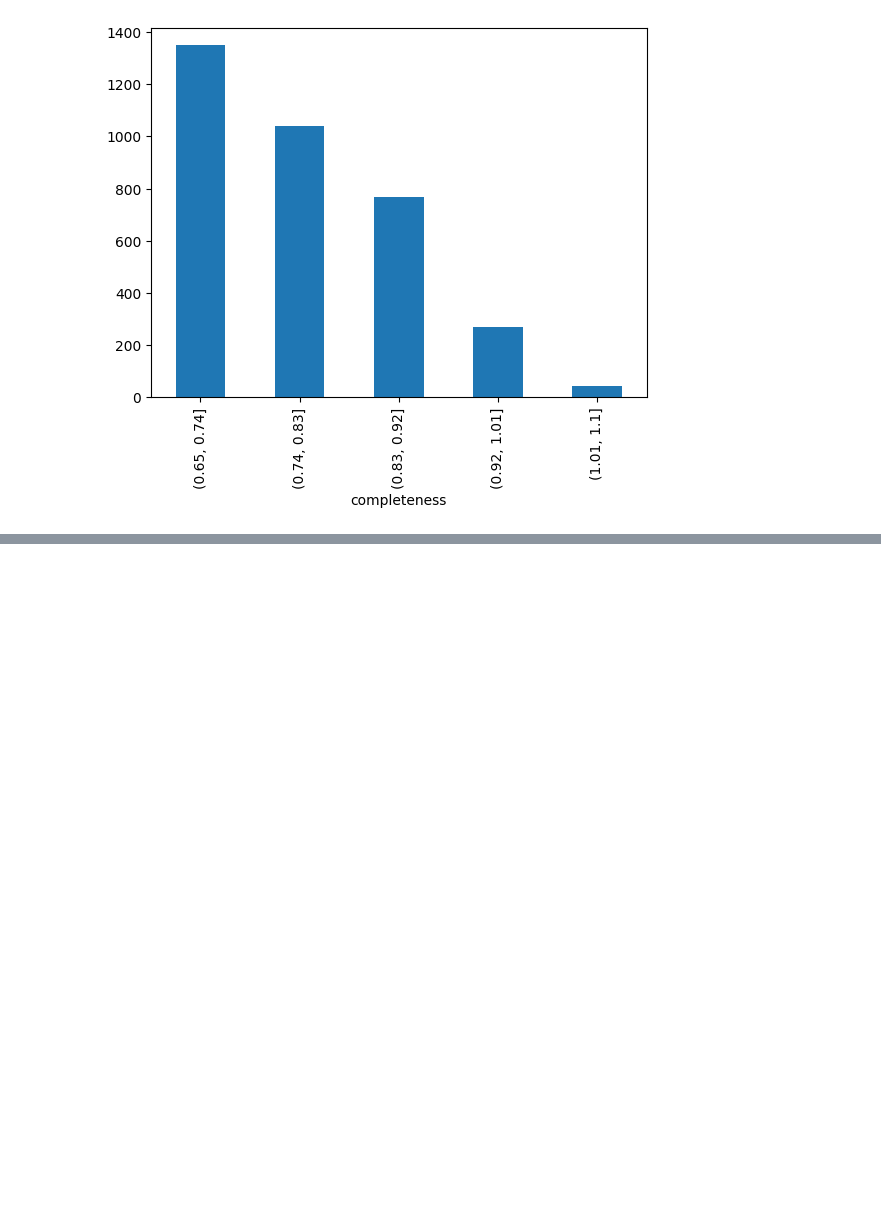
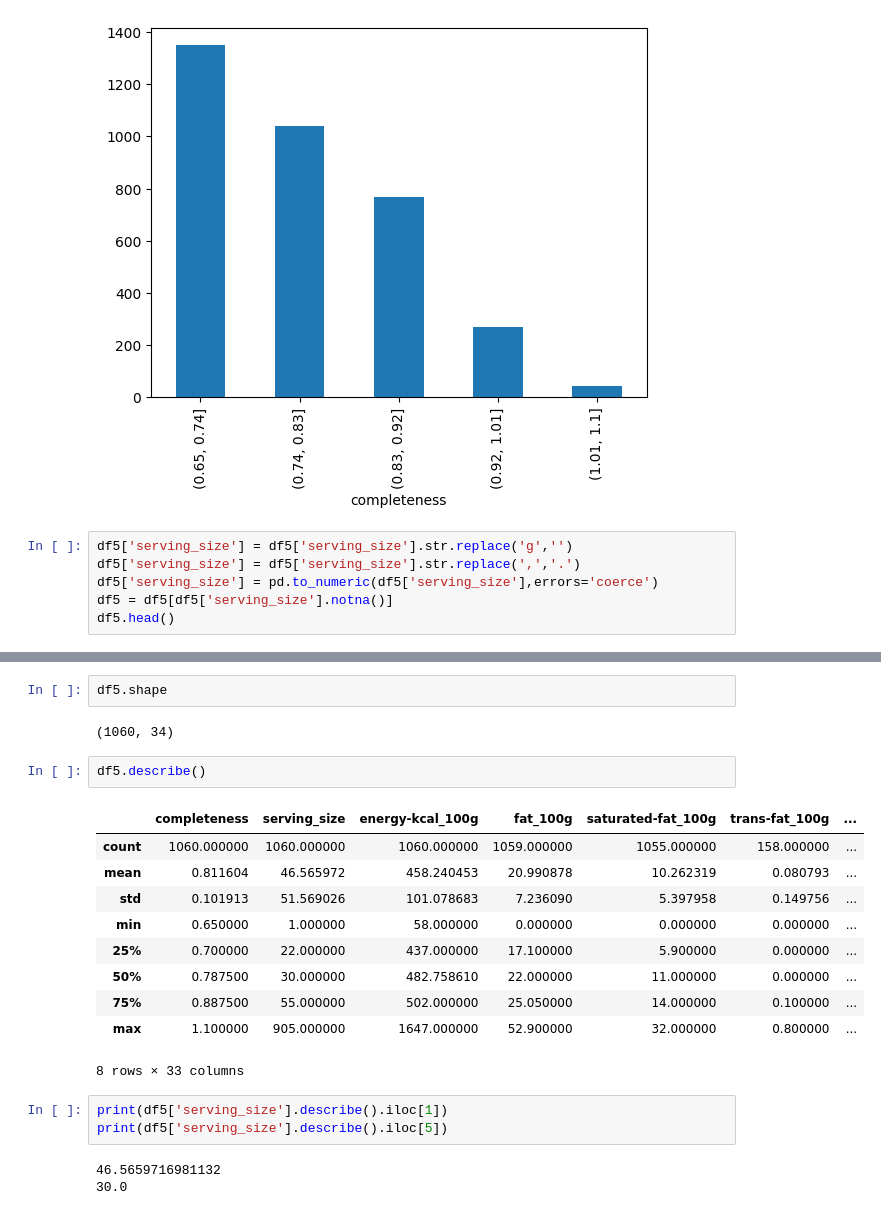
Before and after one commit to hodge-py/mcis6273-f24-datamining, a Jupyter notebook: homework/hw1/hw1.ipynb, the cells around one changed output, grey strips where cells are left out. Cells and saved outputs as stored; diff of their text form; blank space fills up the shorter version.

```diff
--- a/homework/hw1/hw1.ipynb
+++ b/homework/hw1/hw1.ipynb
@@ -75,3 +75,9 @@ bins.value_counts().plot.bar()
 # %% [output]
 <Axes: xlabel='completeness'>
 [figure]
+# %%
+df5['serving_size'] = df5['serving_size'].str.replace('g','')
+df5['serving_size'] = df5['serving_size'].str.replace(',','.')
+df5['serving_size'] = pd.to_numeric(df5['serving_size'],errors='coerce')
+df5 = df5[df5['serving_size'].notna()]
+df5.head()
@@ -77,0 +107,23 @@ bins.value_counts().plot.bar()
+# %%
+df5.shape
+# %% [output]
+(1060, 34)
+# %%
+df5.describe()
+# %% [output]
+|  | completeness | serving_size | energy-kcal_100g | fat_100g | saturated-fat_100g | trans-fat_100g | ... |
+| count | 1060.000000 | 1060.000000 | 1060.000000 | 1059.000000 | 1055.000000 | 158.000000 | ... |
+| mean | 0.811604 | 46.565972 | 458.240453 | 20.990878 | 10.262319 | 0.080793 | ... |
+| std | 0.101913 | 51.569026 | 101.078683 | 7.236090 | 5.397958 | 0.149756 | ... |
+| min | 0.650000 | 1.000000 | 58.000000 | 0.000000 | 0.000000 | 0.000000 | ... |
+| 25% | 0.700000 | 22.000000 | 437.000000 | 17.100000 | 5.900000 | 0.000000 | ... |
+| 50% | 0.787500 | 30.000000 | 482.758610 | 22.000000 | 11.000000 | 0.000000 | ... |
+| 75% | 0.887500 | 55.000000 | 502.000000 | 25.050000 | 14.000000 | 0.100000 | ... |
+| max | 1.100000 | 905.000000 | 1647.000000 | 52.900000 | 32.000000 | 0.800000 | ... |
+8 rows × 33 columns
+# %%
+print(df5['serving_size'].describe().iloc[1])
+print(df5['serving_size'].describe().iloc[5])
+# %% [output]
+46.5659716981132
+30.0
```
Also changed, not shown: parts of 2 cells of this notebook.
